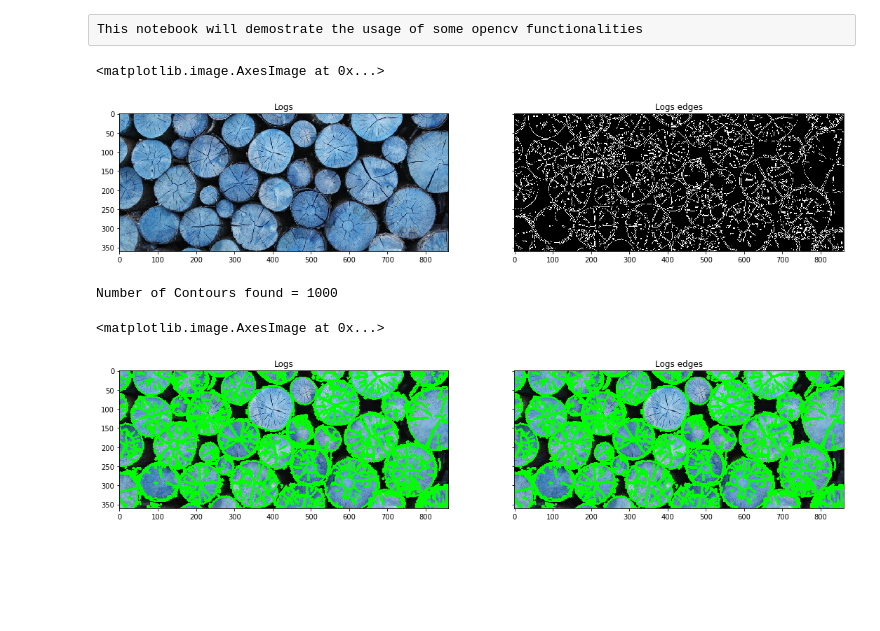
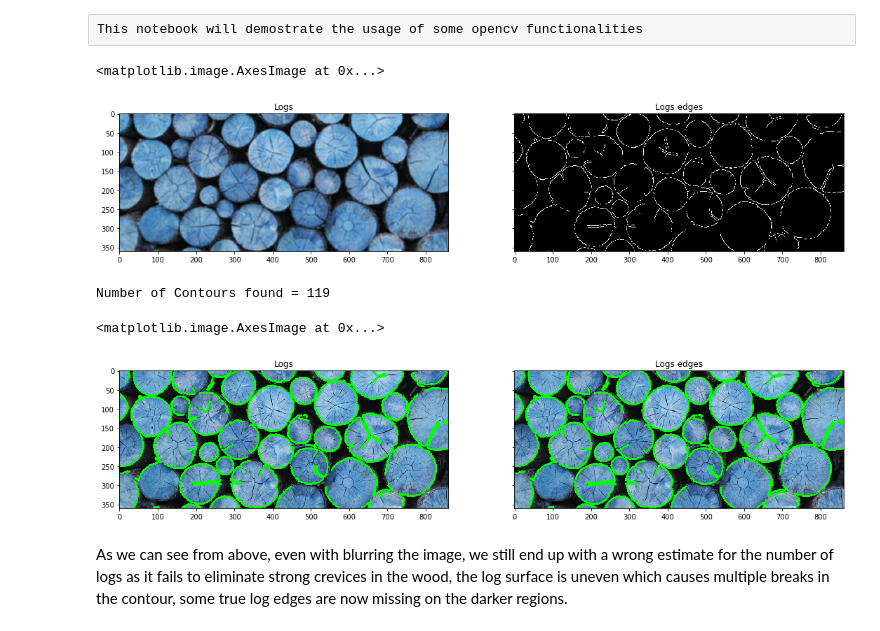
Before and after one commit to bdutta6/computer-vision-portfolio, a Jupyter notebook: countObjects.ipynb, the cells around one changed output. Saved outputs shown, nothing was run; the diff lists cells and outputs as text; code cells hidden in the pictures; blank space fills up the shorter version.

Commit message:
Added a smoothing step to make the edge contour detection more robust and free of internal crevices

```diff
--- a/countObjects.ipynb
+++ b/countObjects.ipynb
@@ -11,23 +11,24 @@ import matplotlib.pyplot as plt
 
 testImage = cv2.imread('./Data/Logs-860x360.jpg')
 # %%
-# Apply Canny
+# Apply Canny after smoothing the image
 minVal= 100
 maxVal= 200
-edges = cv2.Canny(testImage, minVal, maxVal, 3, L2gradient=True)
+blur = cv2.blur(testImage,(5,5))
+edges = cv2.Canny(blur, minVal, maxVal, 3, L2gradient=True)
 # %%
 f, (ax1, ax2) = plt.subplots(1, 2, sharey=True)
 f.set_size_inches(18.5, 10.5)
 ax1.set_title('Logs')
-ax1.imshow(testImage, cmap='gray')
+ax1.imshow(blur, cmap='gray')
 
 
 ax2.set_title('Logs edges')
 #plt.imsave('logs-canny.png', edges, cmap='gray', format='png')
 ax2.imshow(edges, cmap='gray')
 # %% [output]
 <matplotlib.image.AxesImage at 0x...>
-[figure, old version]
+[figure, new version]
 # %%
 contours, hierarchy = cv2.findContours(edges,
     cv2.RETR_EXTERNAL, cv2.CHAIN_APPROX_NONE)
@@ -39,7 +40,7 @@ print("Number of Contours found = " + str(len(contours)))
 
 testImageContoured = cv2.drawContours(testImage, contours, -1, (0, 255, 0), 3)
 # %% [output]
-Number of Contours found = 1000
+Number of Contours found = 119
 # %%
 f, (ax1, ax2) = plt.subplots(1, 2, sharey=True)
 f.set_size_inches(18.5, 10.5)
@@ -52,4 +53,6 @@ ax2.set_title('Logs edges')
 ax2.imshow(testImageContoured)
 # %% [output]
 <matplotlib.image.AxesImage at 0x...>
-[figure, old version]
+[figure, new version]
+# %% [markdown]
+As we can see from above, even with blurring the image, we still end up with a wrong estimate for the number of logs as it fails to eliminate strong crevices in the wood, the log surface is uneven which causes multiple breaks in the contour, some true log edges are now missing on the darker regions.
```
